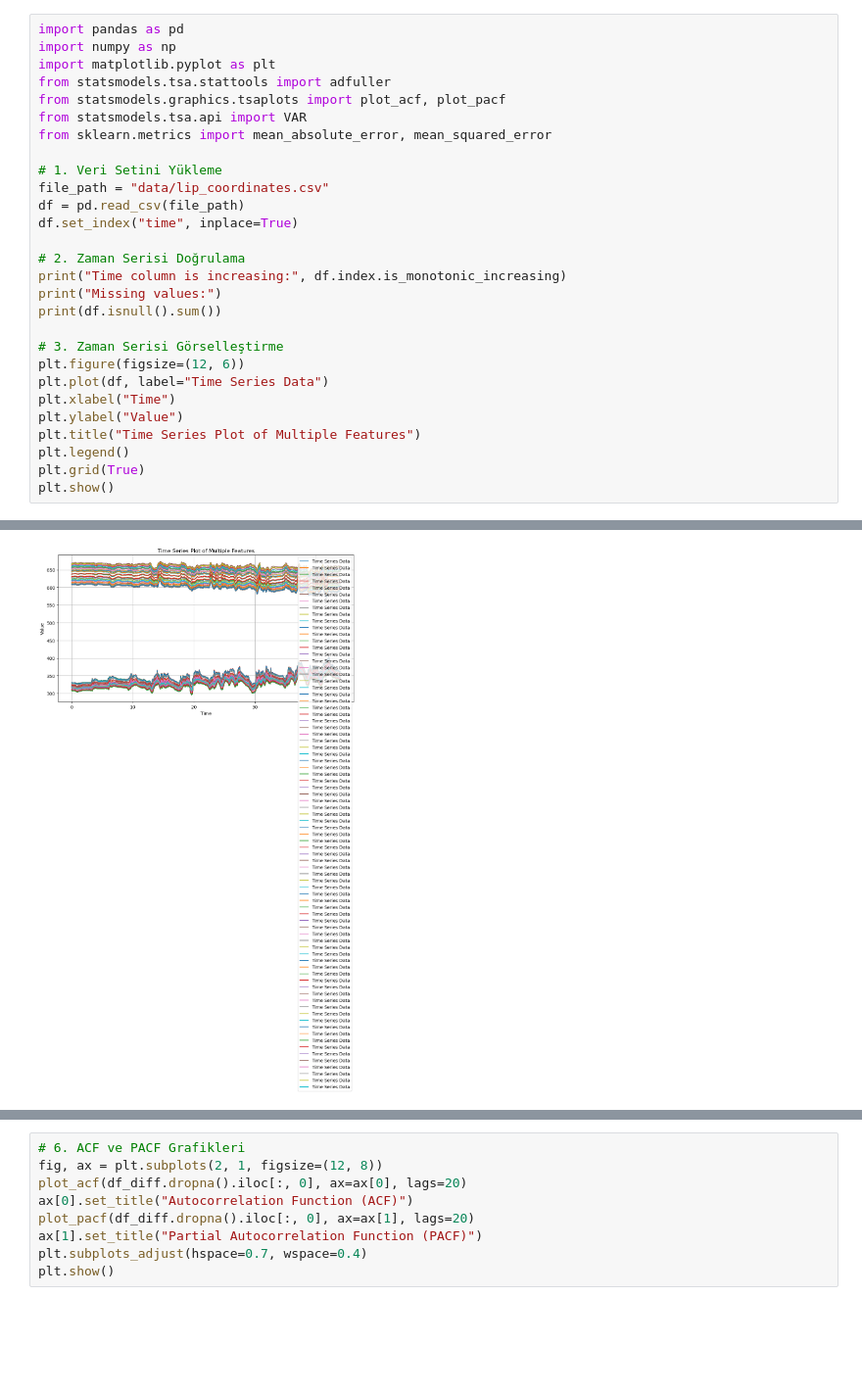
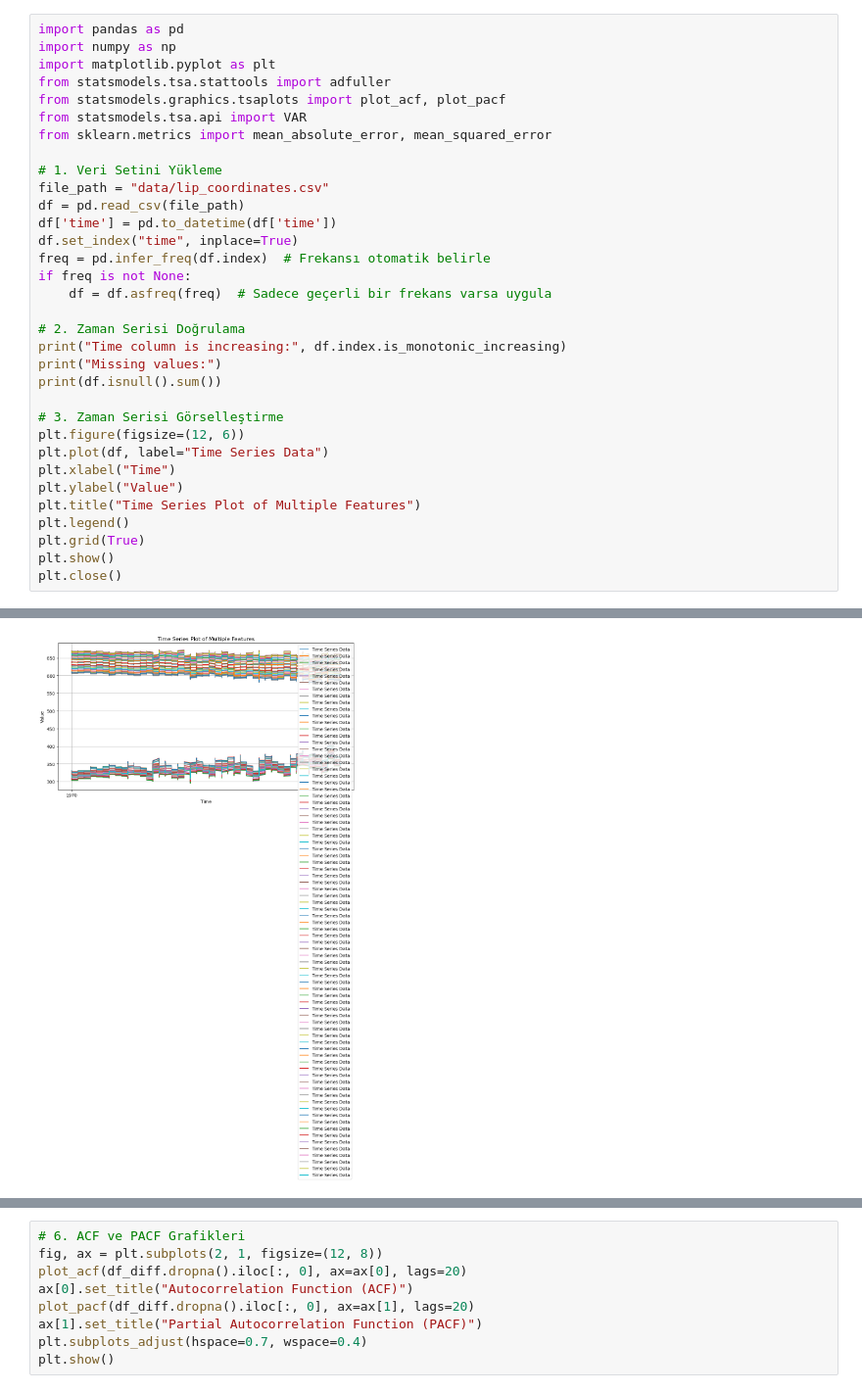
Before and after one commit to gozdenergiz/time-series-models, a Jupyter notebook: VAR_model.ipynb, the cells around one changed output, grey strips where cells are left out. Shown at 98% size. Saved outputs shown, nothing was run; the diff lists cells and outputs as text; blank space fills up the shorter version.

```diff
--- a/VAR_model.ipynb
+++ b/VAR_model.ipynb
@@ -10,38 +10,43 @@ from sklearn.metrics import mean_absolute_error, mean_squared_error
 # 1. Veri Setini Yükleme
 file_path = "data/lip_coordinates.csv"
 df = pd.read_csv(file_path)
+df['time'] = pd.to_datetime(df['time'])
 df.set_index("time", inplace=True)
+freq = pd.infer_freq(df.index)  # Frekansı otomatik belirle
+if freq is not None:
+    df = df.asfreq(freq)  # Sadece geçerli bir frekans varsa uygula
 
 # 2. Zaman Serisi Doğrulama
 print("Time column is increasing:", df.index.is_monotonic_increasing)
 print("Missing values:")
 print(df.isnull().sum())
 
 # 3. Zaman Serisi Görselleştirme
 plt.figure(figsize=(12, 6))
 plt.plot(df, label="Time Series Data")
 plt.xlabel("Time")
 plt.ylabel("Value")
 plt.title("Time Series Plot of Multiple Features")
 plt.legend()
 plt.grid(True)
 plt.show()
+plt.close()
 # %% [output]
 Time column is increasing: True
 Missing values:
 0_x      0
 13_x     0
 14_x     0
 17_x     0
 37_x     0
         ..
 375_y    0
 402_y    0
 405_y    0
 409_y    0
 415_y    0
 Length: 80, dtype: int64
-[figure, old version]
+[figure, new version]
 # %%
 # 4. ADF Durağanlık Testi ve Durağan Olmayanlara Fark Alma
 def adf_test(series):
```
Also changed, not shown: parts of 6 cells of this notebook, 5 other files.
